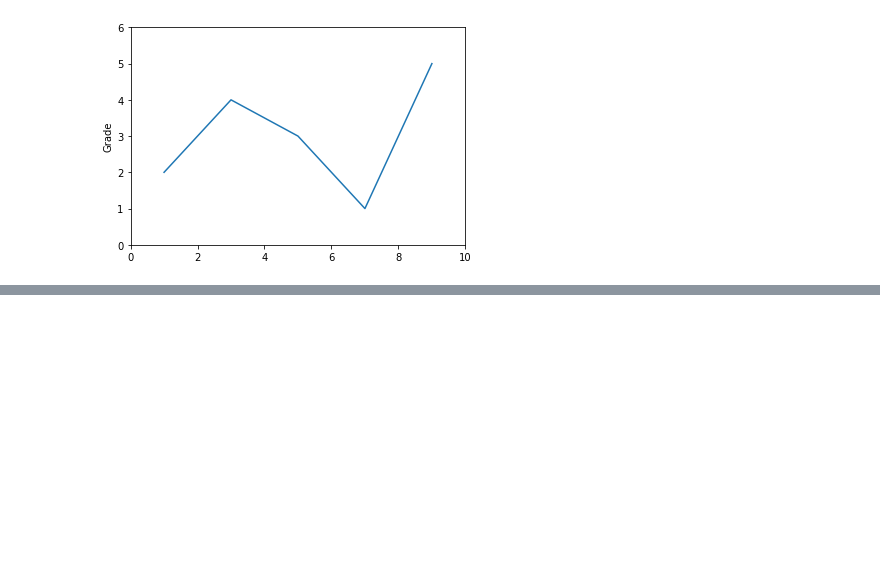
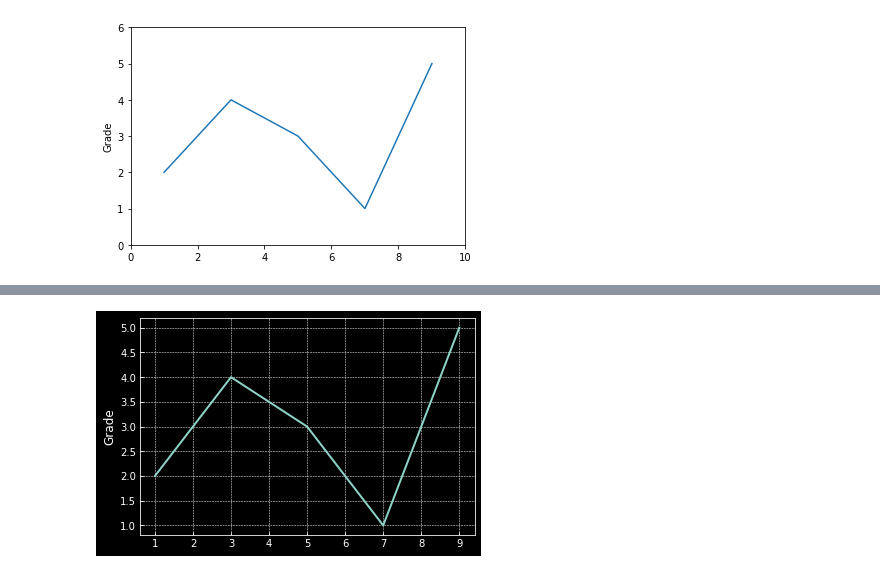
Before and after one commit to yyhsong/iPyDataAnalysis, a Jupyter notebook: Matplotlib/01.认识Matplotlib.ipynb, the cells around one changed output, grey strips where cells are left out. Saved outputs shown, nothing was run; the diff lists cells and outputs as text; code cells hidden in the pictures; blank space fills up the shorter version.

```diff
--- a/Matplotlib/01.认识Matplotlib.ipynb
+++ b/Matplotlib/01.认识Matplotlib.ipynb
@@ -33,0 +58,7 @@ plt.show()
+# %%
+plt.plot([1, 3, 5, 7, 9], [2, 4, 3, 1, 5])
+plt.ylabel('Grade')
+plt.style.use('dark_background')  # 使用指定风格
+plt.show()
+# %% [output]
+[figure, added]
```
Also changed, not shown: parts of 2 cells of this notebook.
